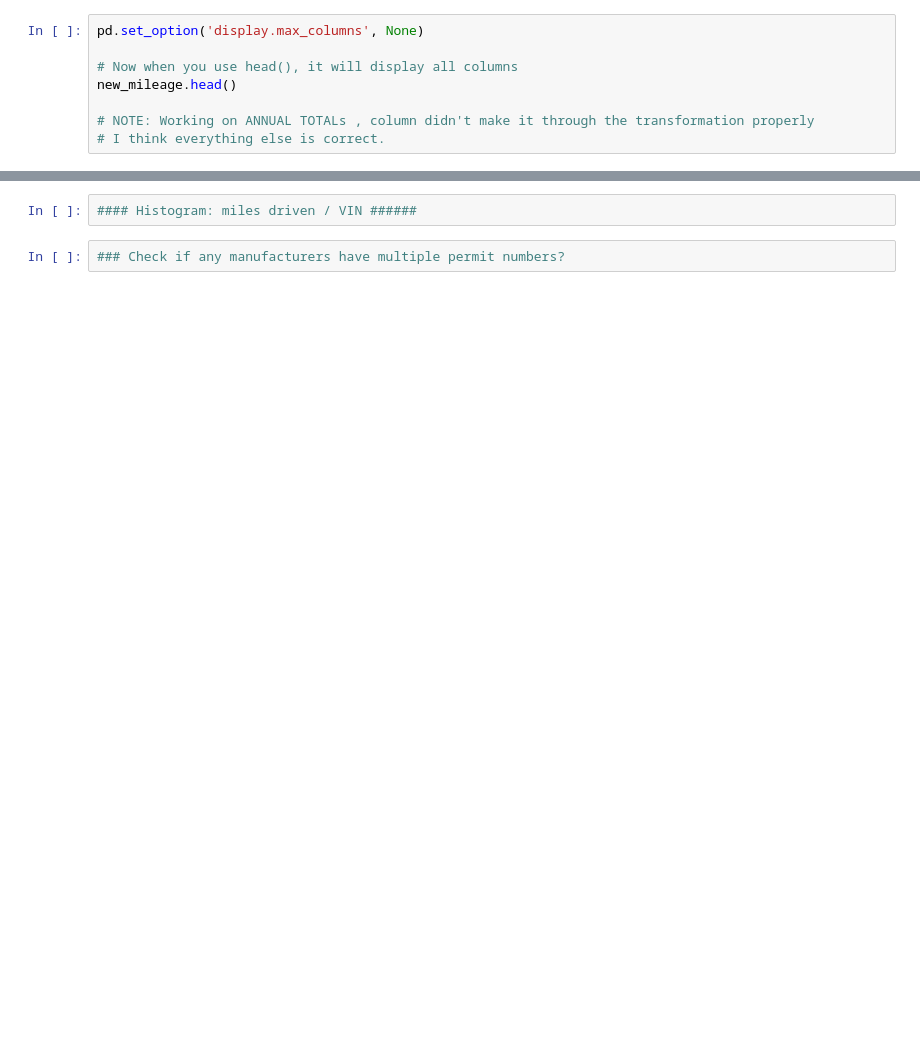
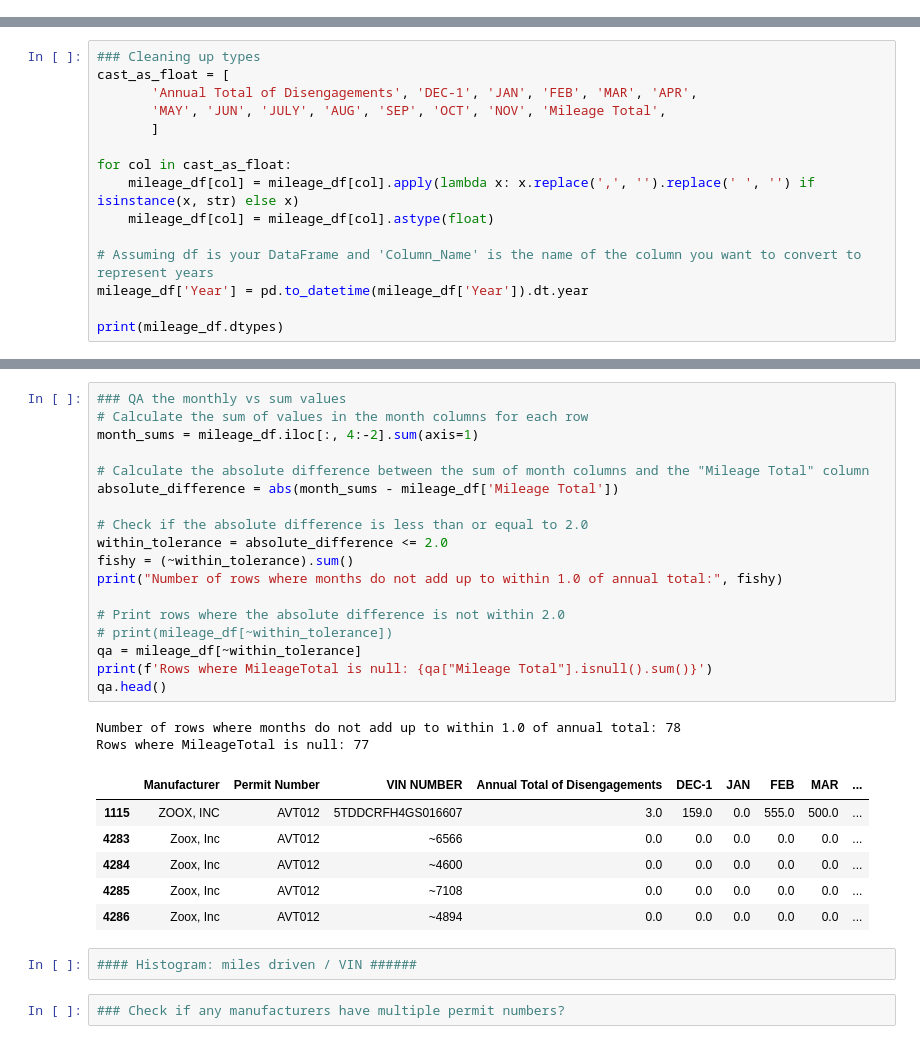
Before and after one commit to Kyle-Markwardt/self-driving-vehicles, a Jupyter notebook: data_checks.ipynb, the cells around one changed output, grey strips where cells are left out. Cells and saved outputs as stored; diff of their text form; blank space fills up the shorter version.

```diff
--- a/data_checks.ipynb
+++ b/data_checks.ipynb
@@ -119,8 +95,0 @@ Index(['Manufacturer', 'Permit Number', 'Annual Total of Disengagements',
-# %%
-pd.set_option('display.max_columns', None)
-
-# Now when you use head(), it will display all columns
-new_mileage.head()
-
-# NOTE: Working on ANNUAL TOTALs , column didn't make it through the transformation properly
-# I think everything else is correct.
@@ -135,0 +118,15 @@ print(new_mileage.columns)
+# %%
+### Cleaning up types
+cast_as_float = [
+       'Annual Total of Disengagements', 'DEC-1', 'JAN', 'FEB', 'MAR', 'APR',
+       'MAY', 'JUN', 'JULY', 'AUG', 'SEP', 'OCT', 'NOV', 'Mileage Total',
+       ]
+
+for col in cast_as_float:
+    mileage_df[col] = mileage_df[col].apply(lambda x: x.replace(',', '').replace(' ', '') if isinstance(x, str) else x)
+    mileage_df[col] = mileage_df[col].astype(float)
+
+# Assuming df is your DataFrame and 'Column_Name' is the name of the column you want to convert to represent years
+mileage_df['Year'] = pd.to_datetime(mileage_df['Year']).dt.year
+
+print(mileage_df.dtypes)
@@ -136,3 +153,30 @@ print(new_mileage.columns)
+# %%
+### QA the monthly vs sum values
+# Calculate the sum of values in the month columns for each row
+month_sums = mileage_df.iloc[:, 4:-2].sum(axis=1)
+
+# Calculate the absolute difference between the sum of month columns and the "Mileage Total" column
+absolute_difference = abs(month_sums - mileage_df['Mileage Total'])
+
+# Check if the absolute difference is less than or equal to 2.0
+within_tolerance = absolute_difference <= 2.0
+fishy = (~within_tolerance).sum()
+print("Number of rows where months do not add up to within 1.0 of annual total:", fishy)
+
+# Print rows where the absolute difference is not within 2.0
+# print(mileage_df[~within_tolerance])
+qa = mileage_df[~within_tolerance]
+print(f'Rows where MileageTotal is null: {qa["Mileage Total"].isnull().sum()}')
+qa.head()
+# %% [output]
+Number of rows where months do not add up to within 1.0 of annual total: 78
+Rows where MileageTotal is null: 77
+|  | Manufacturer | Permit Number | VIN NUMBER | Annual Total of Disengagements | DEC-1 | JAN | FEB | MAR | ... |
+| 1115 | ZOOX, INC | AVT012 | 5TDDCRFH4GS016607 | 3.0 | 159.0 | 0.0 | 555.0 | 500.0 | ... |
+| 4283 | Zoox, Inc | AVT012 | ~6566 | 0.0 | 0.0 | 0.0 | 0.0 | 0.0 | ... |
+| 4284 | Zoox, Inc | AVT012 | ~4600 | 0.0 | 0.0 | 0.0 | 0.0 | 0.0 | ... |
+| 4285 | Zoox, Inc | AVT012 | ~7108 | 0.0 | 0.0 | 0.0 | 0.0 | 0.0 | ... |
+| 4286 | Zoox, Inc | AVT012 | ~4894 | 0.0 | 0.0 | 0.0 | 0.0 | 0.0 | ... |
 # %%
 #### Histogram: miles driven / VIN ######
 # %%
```
Also changed, not shown: parts of 13 cells of this notebook, 1 other file.
